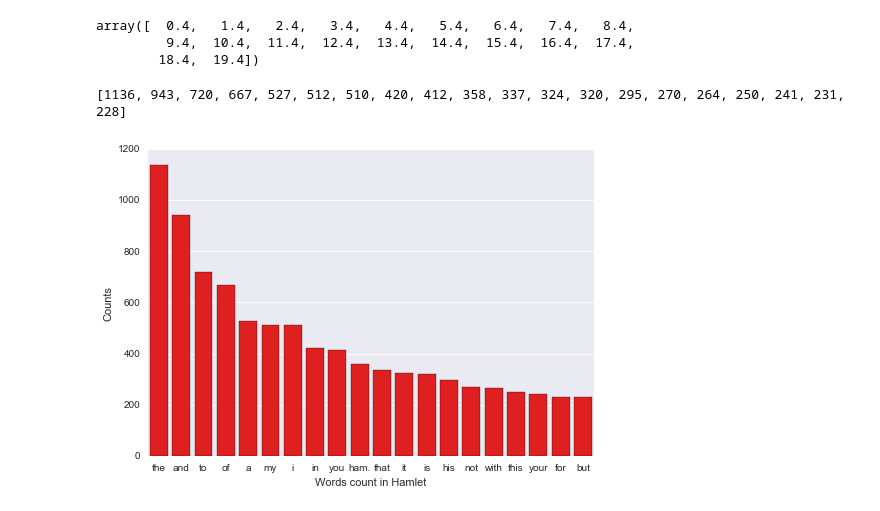
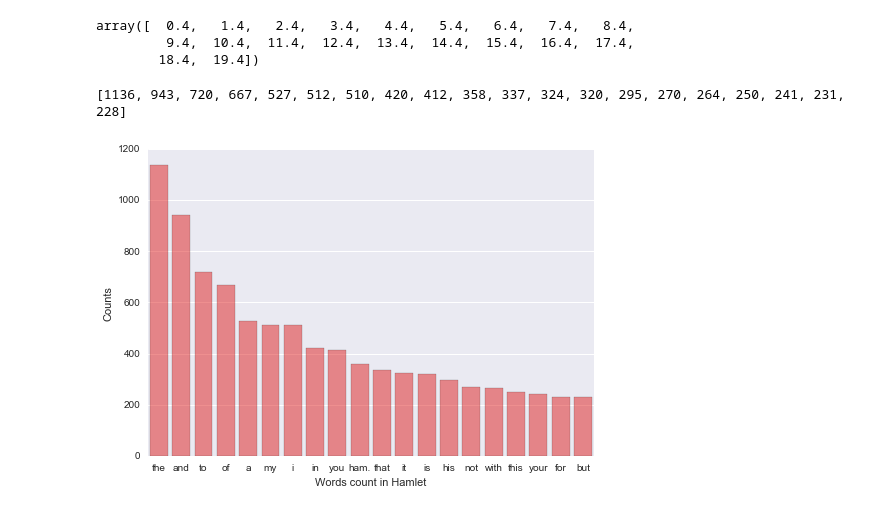
Before and after one commit to ouassimk/2015lab1, a Jupyter notebook: Lab1-babypython.ipynb, the cells around one changed output. Drawn from its saved outputs; the diff is of its cells as text; code cells hidden in the pictures.

```diff
--- a/Lab1-babypython.ipynb
+++ b/Lab1-babypython.ipynb
@@ -502,14 +502,13 @@ array([  0.4,   1.4,   2.4,   3.4,   4.4,   5.4,   6.4,   7.4,   8.4,
 # %%
 topfreqCount=[e[1] for e in topfreq]
 topfreqNames=[e[0] for e in topfreq]
 sns.set_context("notebook")
 with sns.axes_style("darkgrid"):
-    sns.barplot(x = topfreqNames, y = topfreqCount, color = "red")
-  #  plt.xticks(np.arange(len(topfreqNames))+0.4, topfreqNames);
+    sns.barplot(x = topfreqNames, y = topfreqCount, color = "red", alpha=0.5)
     plt.xlabel("Words count in Hamlet")
     plt.ylabel("Counts")
     plt.legend()
 print topfreqCount
 # %% [output]
 [1136, 943, 720, 667, 527, 512, 510, 420, 412, 358, 337, 324, 320, 295, 270, 264, 250, 241, 231, 228]
-[figure, old version]
+[figure, new version]
```
